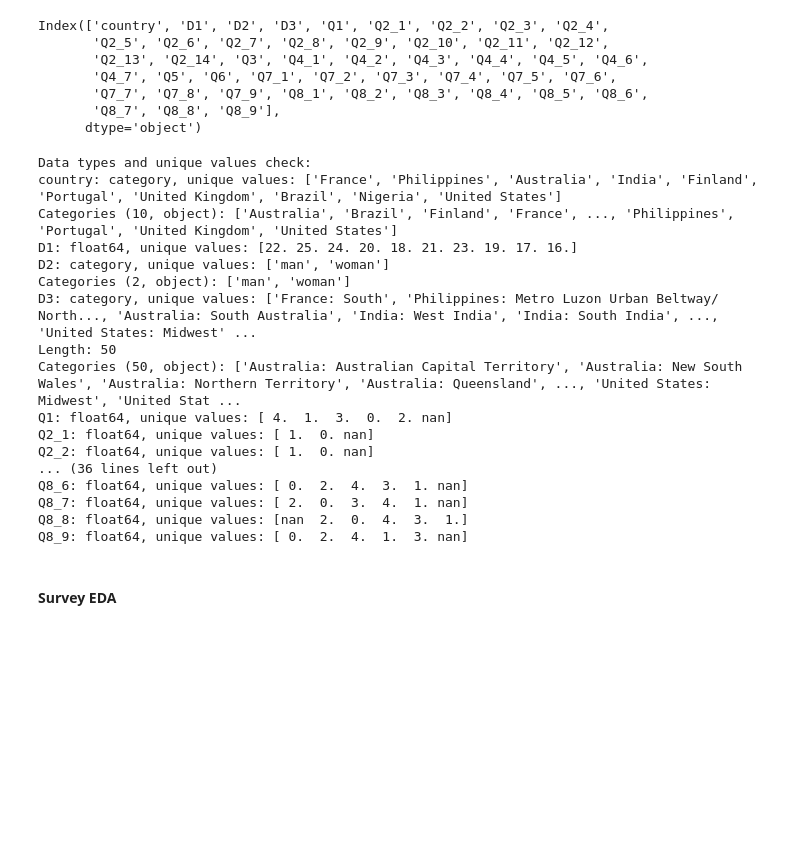
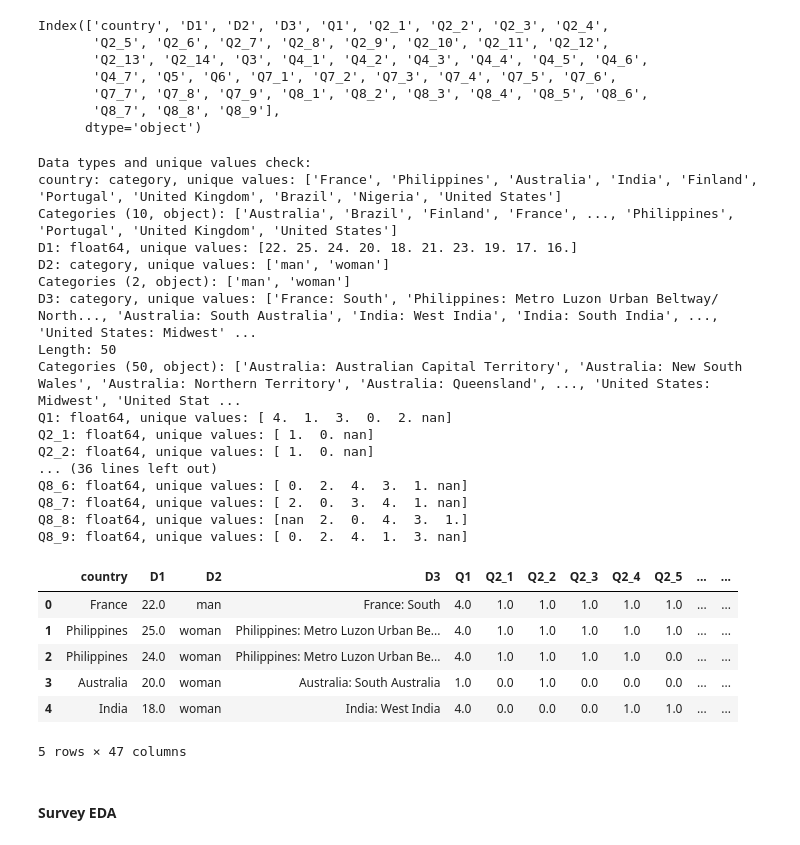
Before and after one commit to killecisse/final_project_ironhack, a Jupyter notebook: code_v1.ipynb, the cells around one changed output. Saved outputs shown, nothing was run; the diff lists cells and outputs as text; code cells hidden in the pictures; blank space fills up the shorter version.

```diff
--- a/code_v1.ipynb
+++ b/code_v1.ipynb
@@ -284,33 +279,42 @@ for i in range(1, 8):
 
 for i in range(1, 10):
     col_name = f'Q7_{i}'
     anxiety[col_name] = anxiety[col_name].astype(str).map(mapping_yes_no)
 
 # Optionally, save the modified DataFrame
 # anxiety.to_csv('path_to_your_modified_survey_data.csv', index=False)
 
 # Print a summary to check everything
 print("Data types and unique values check:")
 for col in anxiety.columns:
     print(f"{col}: {anxiety[col].dtype}, unique values: {anxiety[col].unique()}")
+
+anxiety.head()
 # %% [output]
 Data types and unique values check:
 country: category, unique values: ['France', 'Philippines', 'Australia', 'India', 'Finland', 'Portugal', 'United Kingdom', 'Brazil', 'Nigeria', 'United States']
 Categories (10, object): ['Australia', 'Brazil', 'Finland', 'France', ..., 'Philippines', 'Portugal', 'United Kingdom', 'United States']
 D1: float64, unique values: [22. 25. 24. 20. 18. 21. 23. 19. 17. 16.]
 D2: category, unique values: ['man', 'woman']
 Categories (2, object): ['man', 'woman']
 D3: category, unique values: ['France: South', 'Philippines: Metro Luzon Urban Beltway/ North..., 'Australia: South Australia', 'India: West India', 'India: South India', ..., 'United States: Midwest' ...
 Length: 50
 Categories (50, object): ['Australia: Australian Capital Territory', 'Australia: New South Wales', 'Australia: Northern Territory', 'Australia: Queensland', ..., 'United States: Midwest', 'United Stat ...
 Q1: float64, unique values: [ 4.  1.  3.  0.  2. nan]
 Q2_1: float64, unique values: [ 1.  0. nan]
 Q2_2: float64, unique values: [ 1.  0. nan]
 ... (36 lines left out)
 Q8_6: float64, unique values: [ 0.  2.  4.  3.  1. nan]
 Q8_7: float64, unique values: [ 2.  0.  3.  4.  1. nan]
 Q8_8: float64, unique values: [nan  2.  0.  4.  3.  1.]
 Q8_9: float64, unique values: [ 0.  2.  4.  1.  3. nan]
+|  | country | D1 | D2 | D3 | Q1 | Q2_1 | Q2_2 | Q2_3 | Q2_4 | Q2_5 | ... | ... |
+| 0 | France | 22.0 | man | France: South | 4.0 | 1.0 | 1.0 | 1.0 | 1.0 | 1.0 | ... | ... |
+| 1 | Philippines | 25.0 | woman | Philippines: Metro Luzon Urban Be... | 4.0 | 1.0 | 1.0 | 1.0 | 1.0 | 1.0 | ... | ... |
+| 2 | Philippines | 24.0 | woman | Philippines: Metro Luzon Urban Be... | 4.0 | 1.0 | 1.0 | 1.0 | 1.0 | 0.0 | ... | ... |
+| 3 | Australia | 20.0 | woman | Australia: South Australia | 1.0 | 0.0 | 1.0 | 0.0 | 0.0 | 0.0 | ... | ... |
+| 4 | India | 18.0 | woman | India: West India | 4.0 | 0.0 | 0.0 | 0.0 | 1.0 | 1.0 | ... | ... |
+5 rows × 47 columns
 # %%
 anxiety.to_csv('anxiety_clean.csv', index=False)
 # %% [markdown]
```
Also changed, not shown: parts of 28 cells of this notebook, 3 other files.
